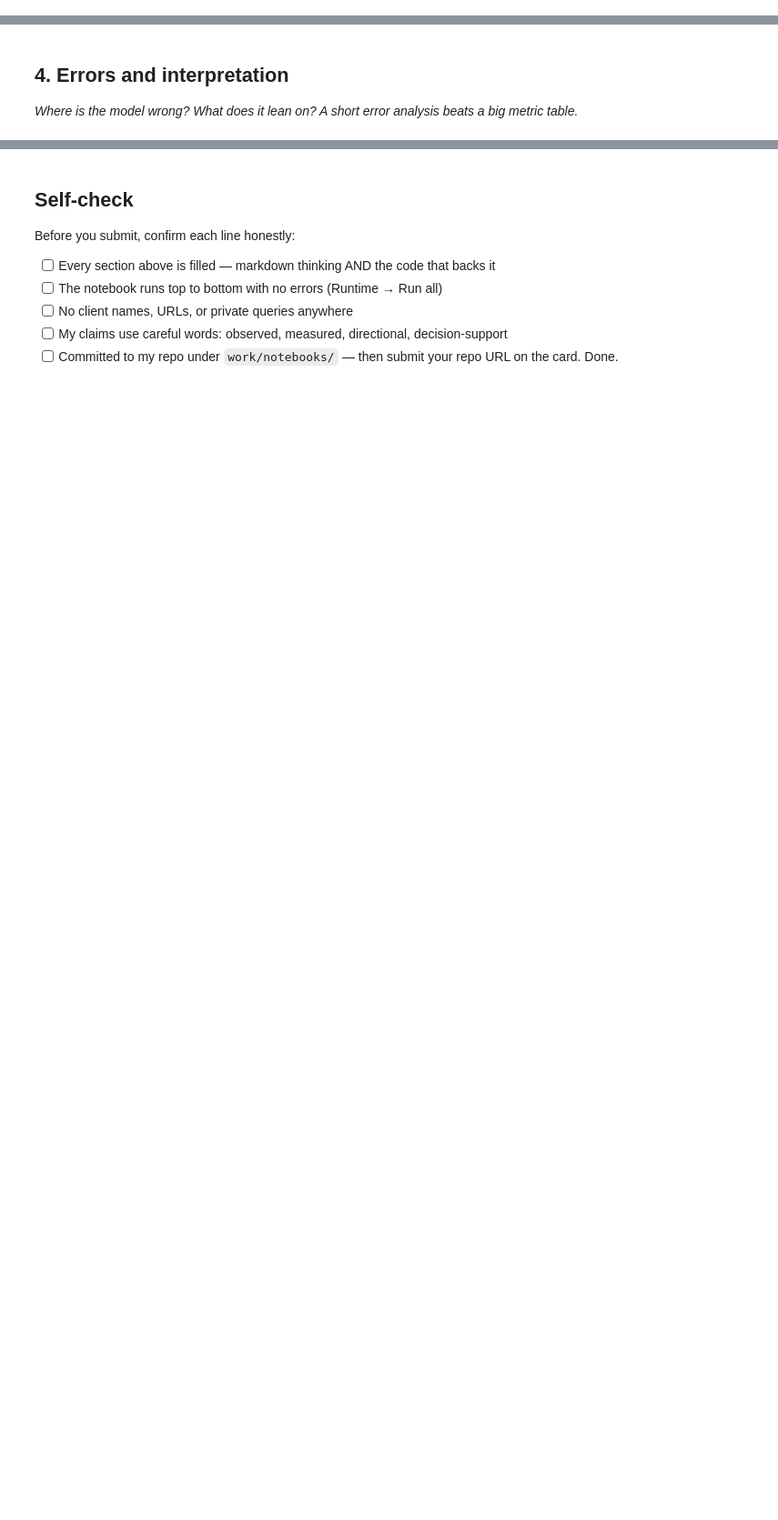
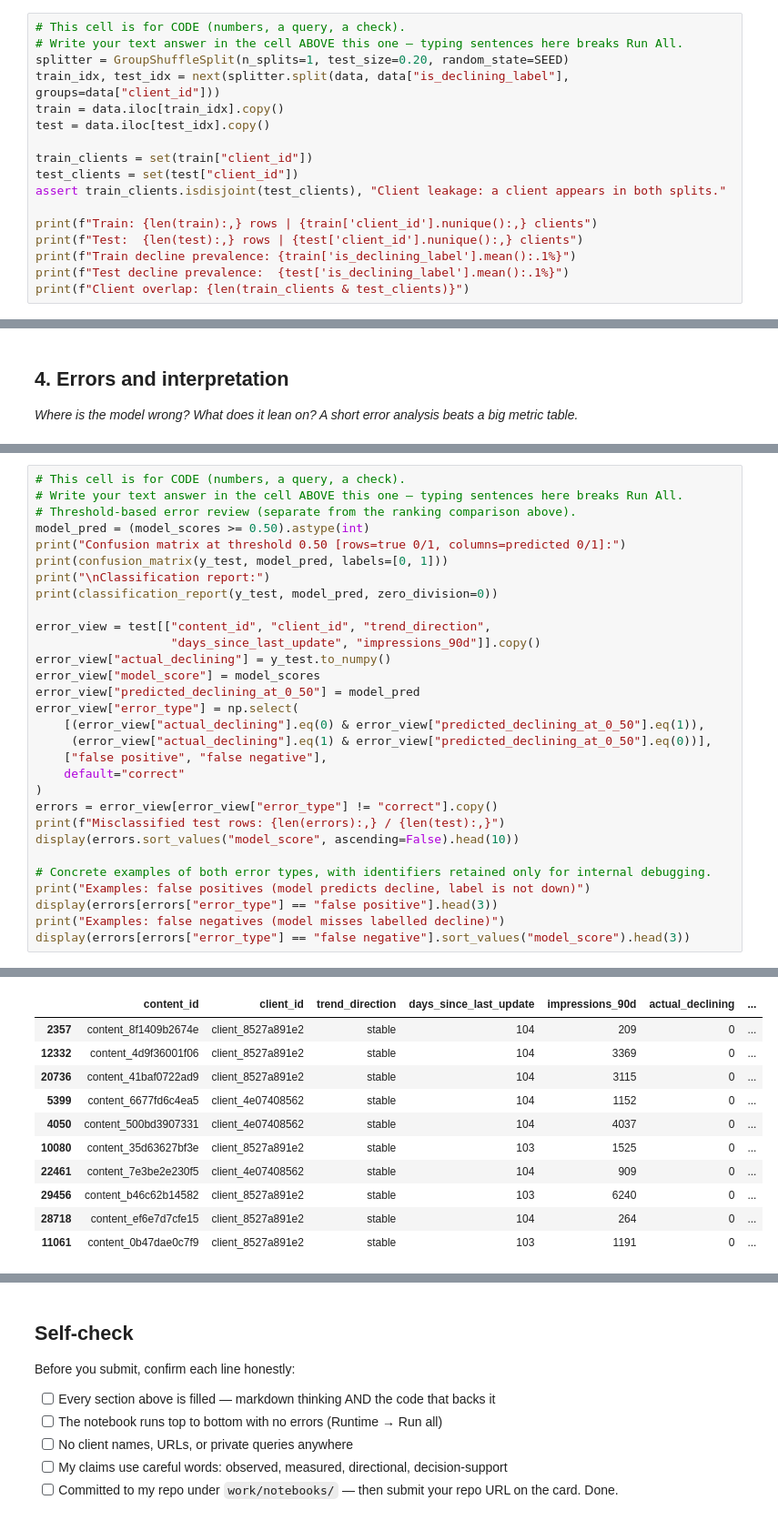
Before and after one commit to Kifayat-Sayed/flyrank-ml-internship1, a Jupyter notebook: work/notebooks/w05_model.ipynb, the cells around one changed output, grey strips where cells are left out. Shown at 91% size. Cells and saved outputs as stored; diff of their text form; blank space fills up the shorter version.

```diff
--- a/work/notebooks/w05_model.ipynb
+++ b/work/notebooks/w05_model.ipynb
@@ -22,0 +89,17 @@ This skeleton is yours to fill. Work the sections **in order** — each one has
+# %%
+# This cell is for CODE (numbers, a query, a check).
+# Write your text answer in the cell ABOVE this one — typing sentences here breaks Run All.
+splitter = GroupShuffleSplit(n_splits=1, test_size=0.20, random_state=SEED)
+train_idx, test_idx = next(splitter.split(data, data["is_declining_label"], groups=data["client_id"]))
+train = data.iloc[train_idx].copy()
+test = data.iloc[test_idx].copy()
+
+train_clients = set(train["client_id"])
+test_clients = set(test["client_id"])
+assert train_clients.isdisjoint(test_clients), "Client leakage: a client appears in both splits."
+
+print(f"Train: {len(train):,} rows | {train['client_id'].nunique():,} clients")
+print(f"Test:  {len(test):,} rows | {test['client_id'].nunique():,} clients")
+print(f"Train decline prevalence: {train['is_declining_label'].mean():.1%}")
+print(f"Test decline prevalence:  {test['is_declining_label'].mean():.1%}")
+print(f"Client overlap: {len(train_clients & test_clients)}")
@@ -36,0 +210,31 @@ This skeleton is yours to fill. Work the sections **in order** — each one has
+# %%
+# This cell is for CODE (numbers, a query, a check).
+# Write your text answer in the cell ABOVE this one — typing sentences here breaks Run All.
+# Threshold-based error review (separate from the ranking comparison above).
+model_pred = (model_scores >= 0.50).astype(int)
+print("Confusion matrix at threshold 0.50 [rows=true 0/1, columns=predicted 0/1]:")
+print(confusion_matrix(y_test, model_pred, labels=[0, 1]))
+print("\nClassification report:")
+print(classification_report(y_test, model_pred, zero_division=0))
+
+error_view = test[["content_id", "client_id", "trend_direction",
+                   "days_since_last_update", "impressions_90d"]].copy()
+error_view["actual_declining"] = y_test.to_numpy()
+error_view["model_score"] = model_scores
+error_view["predicted_declining_at_0_50"] = model_pred
+error_view["error_type"] = np.select(
+    [(error_view["actual_declining"].eq(0) & error_view["predicted_declining_at_0_50"].eq(1)),
+     (error_view["actual_declining"].eq(1) & error_view["predicted_declining_at_0_50"].eq(0))],
+    ["false positive", "false negative"],
+    default="correct"
+)
+errors = error_view[error_view["error_type"] != "correct"].copy()
+print(f"Misclassified test rows: {len(errors):,} / {len(test):,}")
+display(errors.sort_values("model_score", ascending=False).head(10))
+
+# Concrete examples of both error types, with identifiers retained only for internal debugging.
+print("Examples: false positives (model predicts decline, label is not down)")
+display(errors[errors["error_type"] == "false positive"].head(3))
+print("Examples: false negatives (model misses labelled decline)")
+display(errors[errors["error_type"] == "false negative"].sort_values("model_score").head(3))
+# %% [output]
@@ -36,0 +256,11 @@ This skeleton is yours to fill. Work the sections **in order** — each one has
+|  | content_id | client_id | trend_direction | days_since_last_update | impressions_90d | actual_declining | ... |
+| 2357 | content_8f1409b2674e | client_8527a891e2 | stable | 104 | 209 | 0 | ... |
+| 12332 | content_4d9f36001f06 | client_8527a891e2 | stable | 104 | 3369 | 0 | ... |
+| 20736 | content_41baf0722ad9 | client_8527a891e2 | stable | 104 | 3115 | 0 | ... |
+| 5399 | content_6677fd6c4ea5 | client_4e07408562 | stable | 104 | 1152 | 0 | ... |
+| 4050 | content_500bd3907331 | client_4e07408562 | stable | 104 | 4037 | 0 | ... |
+| 10080 | content_35d63627bf3e | client_8527a891e2 | stable | 103 | 1525 | 0 | ... |
+| 22461 | content_7e3be2e230f5 | client_4e07408562 | stable | 104 | 909 | 0 | ... |
+| 29456 | content_b46c62b14582 | client_8527a891e2 | stable | 103 | 6240 | 0 | ... |
+| 28718 | content_ef6e7d7cfe15 | client_8527a891e2 | stable | 104 | 264 | 0 | ... |
+| 11061 | content_0b47dae0c7f9 | client_8527a891e2 | stable | 103 | 1191 | 0 | ... |
```
Also changed, not shown: parts of 14 cells of this notebook.
